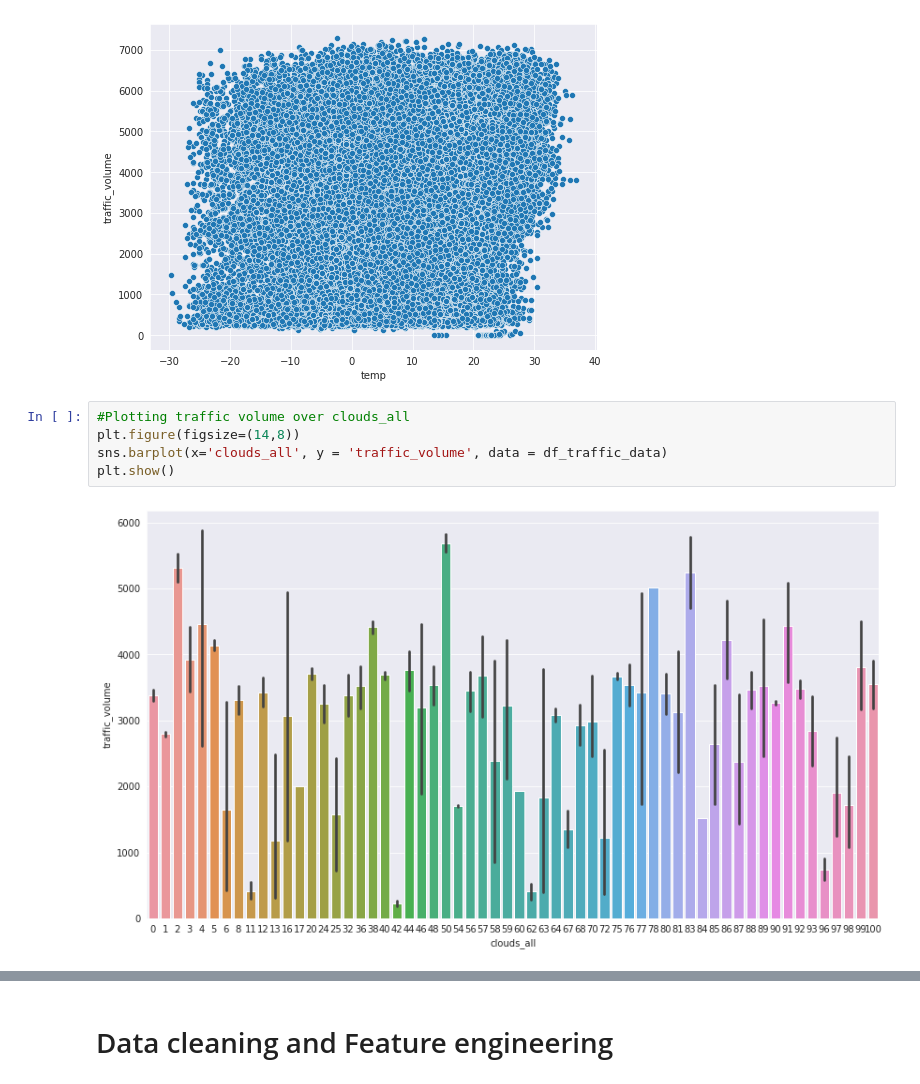
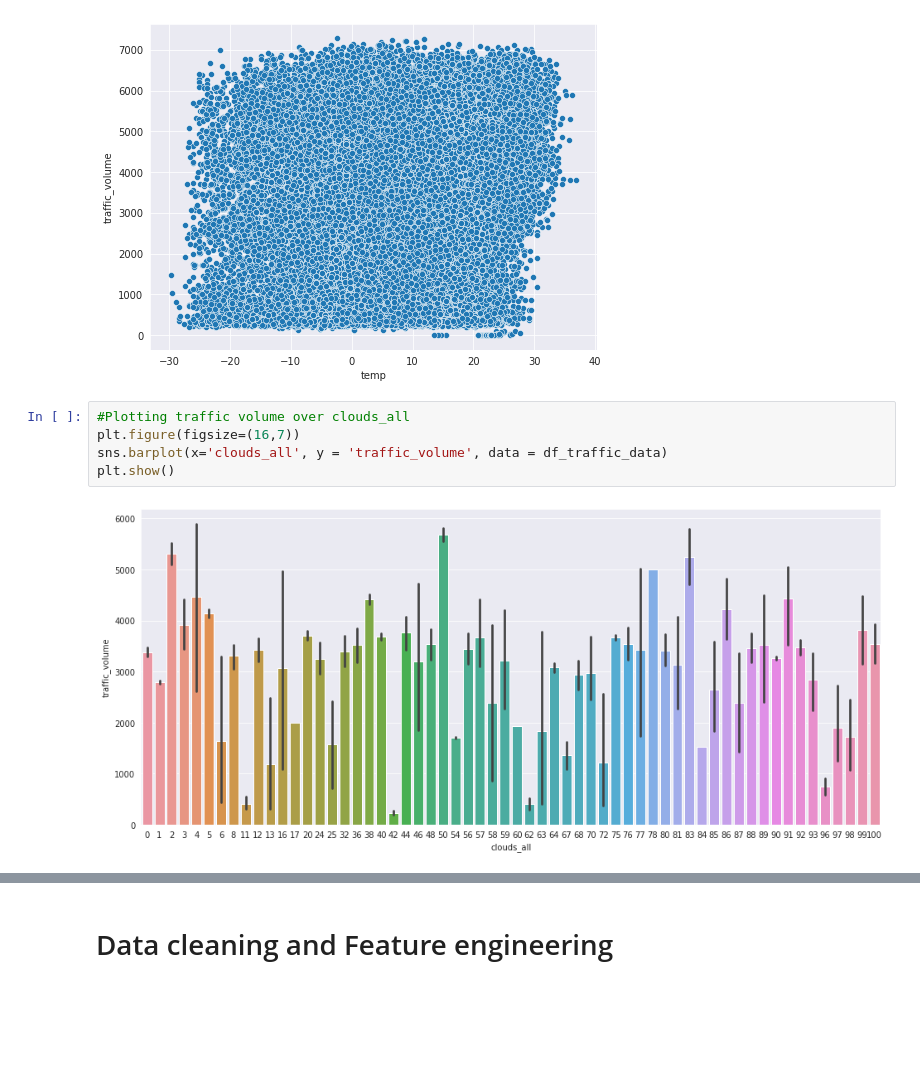
Before and after one commit to nimran79/COMP-8118-project---Traffic-volume-prediction, a Jupyter notebook: DM_Project_metro_interstate_traffic_volume.ipynb, the cells around one changed output, grey strips where cells are left out. Saved outputs shown, nothing was run; the diff lists cells and outputs as text; blank space fills up the shorter version.

```diff
--- a/DM_Project_metro_interstate_traffic_volume.ipynb
+++ b/DM_Project_metro_interstate_traffic_volume.ipynb
@@ -224,10 +224,10 @@ sns.scatterplot(y='traffic_volume', x='temp', data = df_traffic_data.loc[df_traf
 [figure]
 # %%
 #Plotting traffic volume over clouds_all
-plt.figure(figsize=(14,8))
+plt.figure(figsize=(16,7))
 sns.barplot(x='clouds_all', y = 'traffic_volume', data = df_traffic_data)
 plt.show()
 # %% [output]
-[figure, old version]
+[figure, new version]
 # %%
 #Plotting weather_main over traffic volume
```
Also changed, not shown: parts of 48 cells of this notebook.
